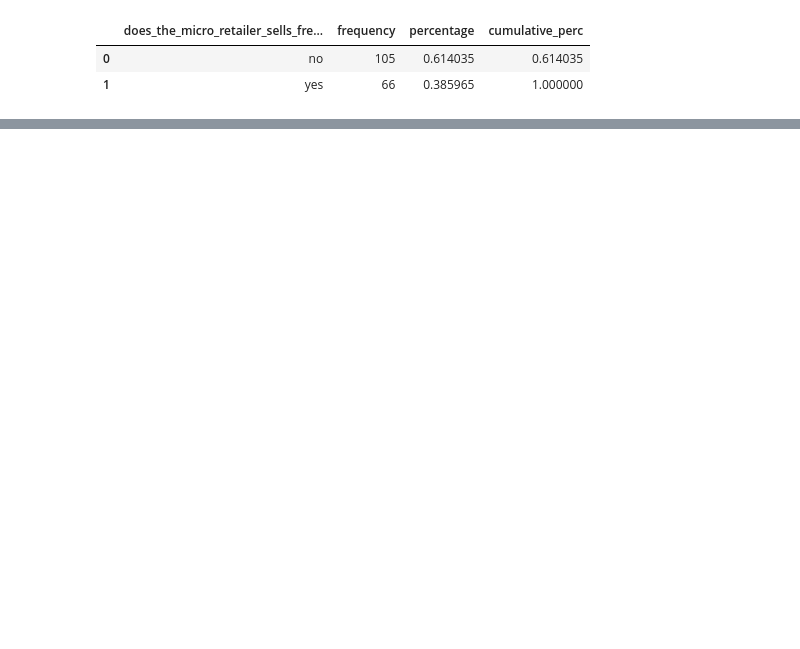
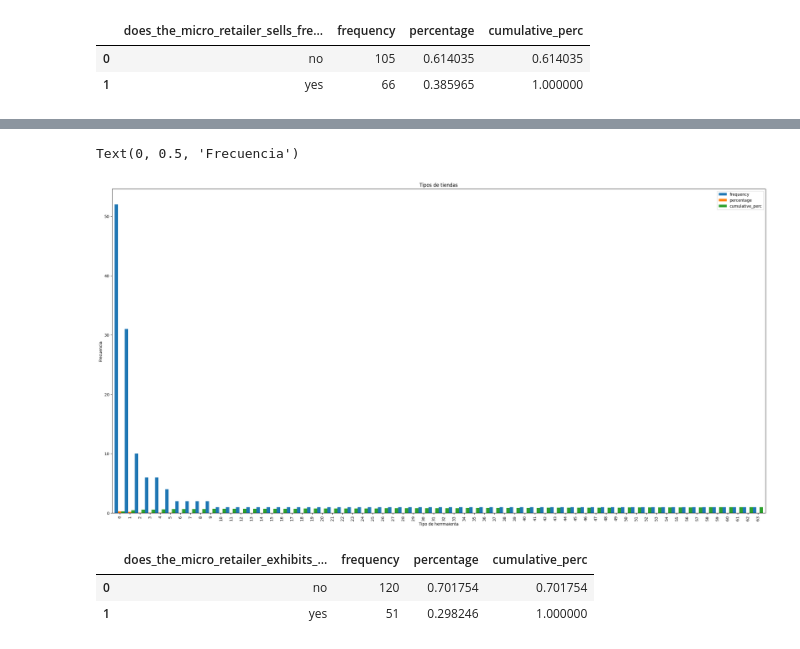
Before and after one commit to karen1203/Extracci-n-de-caracter-sticas, a Jupyter notebook: Act5.ipynb, the cells around one changed output, grey strips where cells are left out. Saved outputs shown, nothing was run; the diff lists cells and outputs as text; code cells hidden in the pictures; blank space fills up the shorter version.

```diff
--- a/Act5.ipynb
+++ b/Act5.ipynb
@@ -710,0 +717,15 @@ a['frequency'].plot(kind='pie', figsize=(14,7),shadow=True, autopct="%0.1f%%")
+# %%
+t2.plot(kind='bar',width=1, figsize=(30,15))
+plt.title('Tipos de tiendas')
+plt.xlabel('Tipo de herrmaienta')
+plt.ylabel('Frecuencia')
+# %% [output]
+Text(0, 0.5, 'Frecuencia')
+[figure, added]
+# %%
+t3=freq_tbl(limpia['does_the_micro_retailer_exhibits_products_outside_'])
+t3
+# %% [output]
+|  | does_the_micro_retailer_exhibits_... | frequency | percentage | cumulative_perc |
+| 0 | no | 120 | 0.701754 | 0.701754 |
+| 1 | yes | 51 | 0.298246 | 1.000000 |
```
Also changed, not shown: parts of 27 cells of this notebook.
